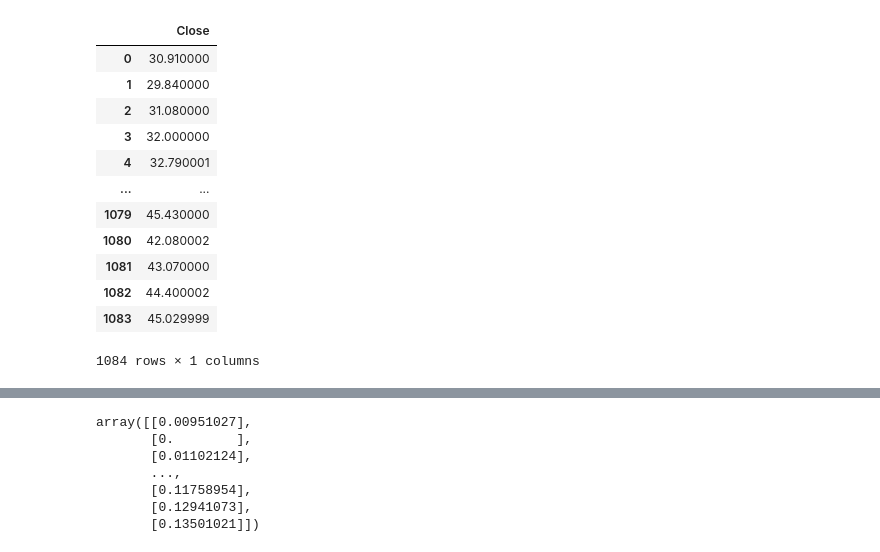
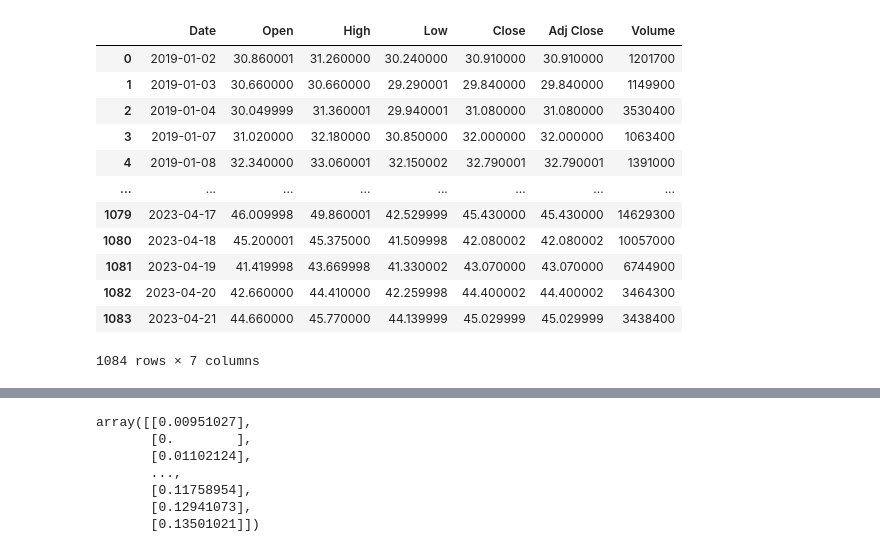
Before and after one commit to mynhungg/IS403.N21.HTTT_Nhom13, a Jupyter notebook: Model/GBT/GBT.ipynb, the cells around one changed output, grey strips where cells are left out. Saved outputs shown, nothing was run; the diff lists cells and outputs as text; code cells hidden in the pictures.

```diff
--- a/Model/GBT/GBT.ipynb
+++ b/Model/GBT/GBT.ipynb
@@ -8,21 +8,20 @@ import numpy as np
 import pandas as pd
 import matplotlib.pyplot as plt
 # %%
-# Reading the data
-data = pd.read_csv('./Data/CTLT.csv')
-data = data[['Close']]
-data
+# Load data
+df = pd.read_csv('./Data/CTLT.csv')
+df
 # %% [output]
-|  | Close |
-| 0 | 30.910000 |
-| 1 | 29.840000 |
-| 2 | 31.080000 |
-| 3 | 32.000000 |
-| 4 | 32.790001 |
-| ... | ... |
-| 1079 | 45.430000 |
-| 1080 | 42.080002 |
-| 1081 | 43.070000 |
-| 1082 | 44.400002 |
-| 1083 | 45.029999 |
+|  | Date | Open | High | Low | Close | Adj Close | Volume |
+| 0 | 2019-01-02 | 30.860001 | 31.260000 | 30.240000 | 30.910000 | 30.910000 | 1201700 |
+| 1 | 2019-01-03 | 30.660000 | 30.660000 | 29.290001 | 29.840000 | 29.840000 | 1149900 |
+| 2 | 2019-01-04 | 30.049999 | 31.360001 | 29.940001 | 31.080000 | 31.080000 | 3530400 |
+| 3 | 2019-01-07 | 31.020000 | 32.180000 | 30.850000 | 32.000000 | 32.000000 | 1063400 |
+| 4 | 2019-01-08 | 32.340000 | 33.060001 | 32.150002 | 32.790001 | 32.790001 | 1391000 |
+| ... | ... | ... | ... | ... | ... | ... | ... |
+| 1079 | 2023-04-17 | 46.009998 | 49.860001 | 42.529999 | 45.430000 | 45.430000 | 14629300 |
+| 1080 | 2023-04-18 | 45.200001 | 45.375000 | 41.509998 | 42.080002 | 42.080002 | 10057000 |
+| 1081 | 2023-04-19 | 41.419998 | 43.669998 | 41.330002 | 43.070000 | 43.070000 | 6744900 |
+| 1082 | 2023-04-20 | 42.660000 | 44.410000 | 42.259998 | 44.400002 | 44.400002 | 3464300 |
+| 1083 | 2023-04-21 | 44.660000 | 45.770000 | 44.139999 | 45.029999 | 45.029999 | 3438400 |
-1084 rows × 1 columns
+1084 rows × 7 columns
```
Also changed, not shown: parts of 9 cells of this notebook.
